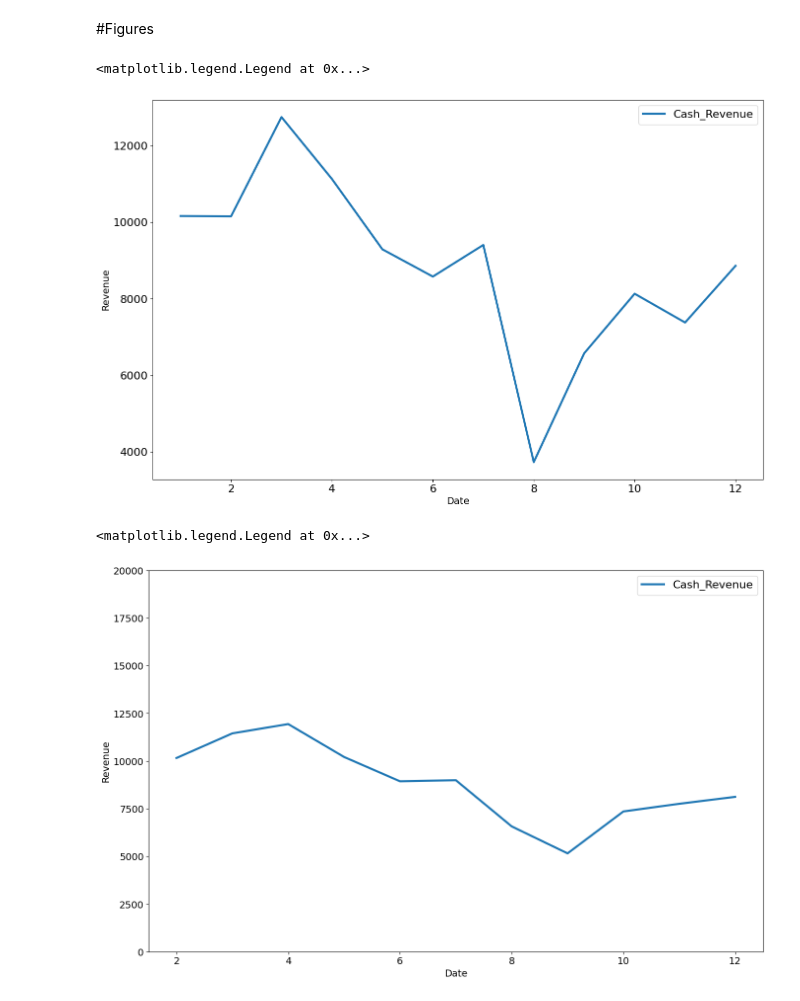
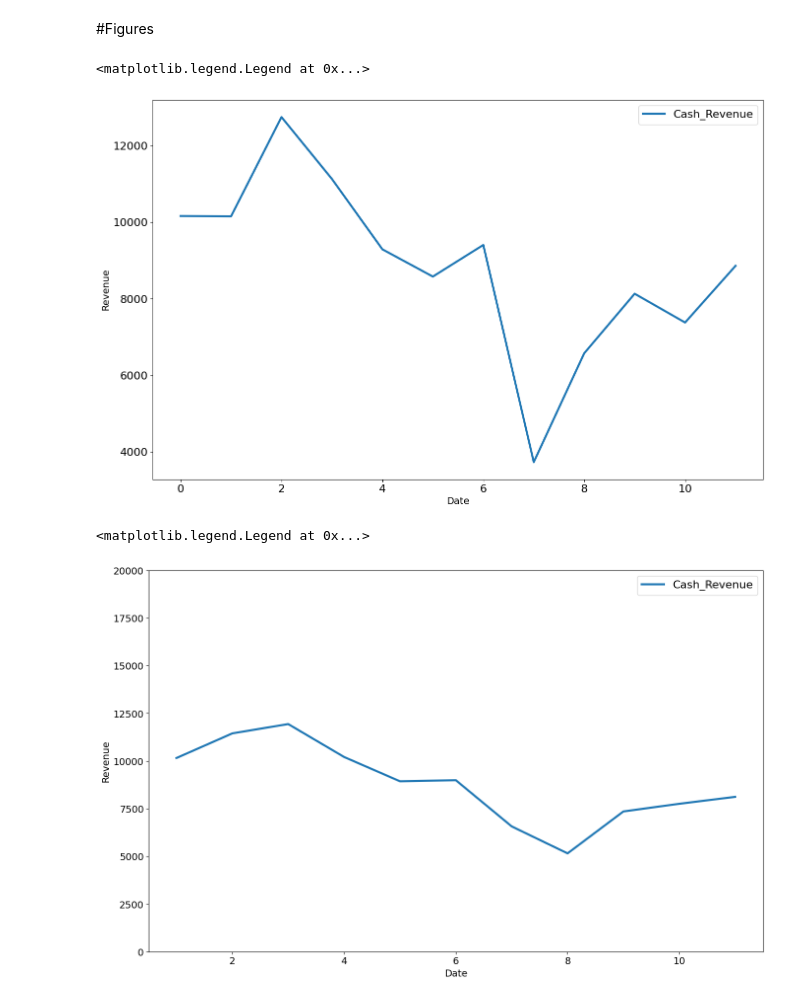
Before and after one commit to tasosnikitakis/Data_Science_Notebooks, a Jupyter notebook: pharmacy_data_analysis.ipynb, the cells around one changed output. Saved outputs shown, nothing was run; the diff lists cells and outputs as text; code cells hidden in the pictures.

```diff
--- a/pharmacy_data_analysis.ipynb
+++ b/pharmacy_data_analysis.ipynb
@@ -365,19 +367,19 @@ print(yearly_avg_data)
 # %%
 plt.figure(figsize=(16,10))
 plt.xticks(fontsize=16)
 plt.yticks(fontsize=16)
 plt.xlabel('Date', fontsize=14)
 plt.ylabel('Revenue', fontsize=14)
-plt.plot(year_2020_df_by_month.index, year_2020_df_by_month['Cash_Revenue'],
-             linewidth=3, label=year_2020_df_by_month['Cash_Revenue'].name)
+plt.plot(monthly_df.index, monthly_df['Cash_Revenue'],
+             linewidth=3, label=monthly_df['Cash_Revenue'].name)
 
 plt.legend(fontsize=16)
 # %% [output]
 <matplotlib.legend.Legend at 0x...>
-[figure, old version]
+[figure, new version]
 # %%
 # The window is number of observations that are averaged
-roll_df = year_2020_df_by_month.rolling(window=2).mean()
+roll_df = monthly_df.rolling(window=2).mean()
 
 plt.figure(figsize=(16,10))
 plt.xticks(fontsize=14)
@@ -391,5 +393,5 @@ plt.plot(roll_df.index, roll_df['Cash_Revenue'],
 plt.legend(fontsize=16)
 # %% [output]
 <matplotlib.legend.Legend at 0x...>
-[figure, old version]
+[figure, new version]
 # %%
```
Also changed, not shown: parts of 2 cells of this notebook.
